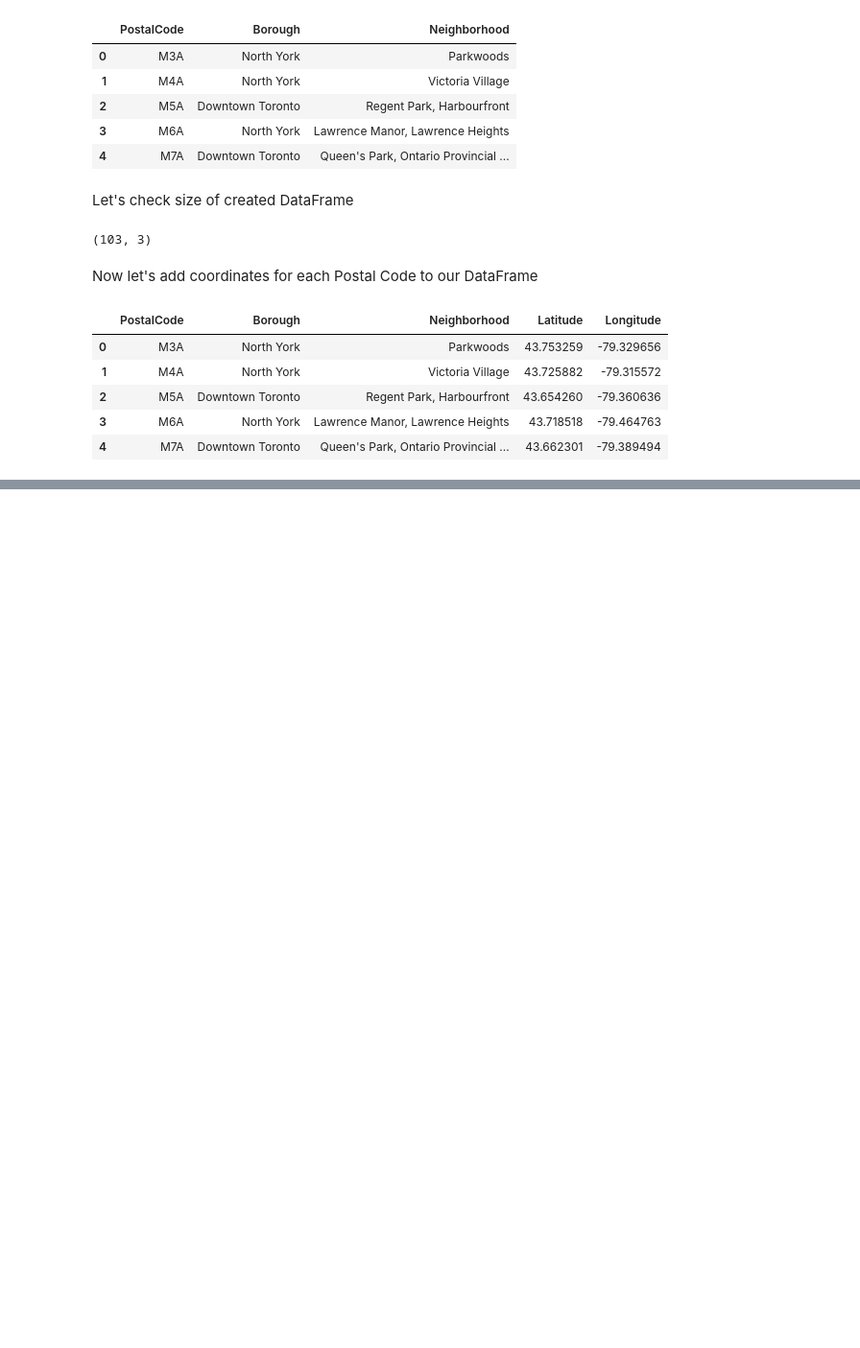
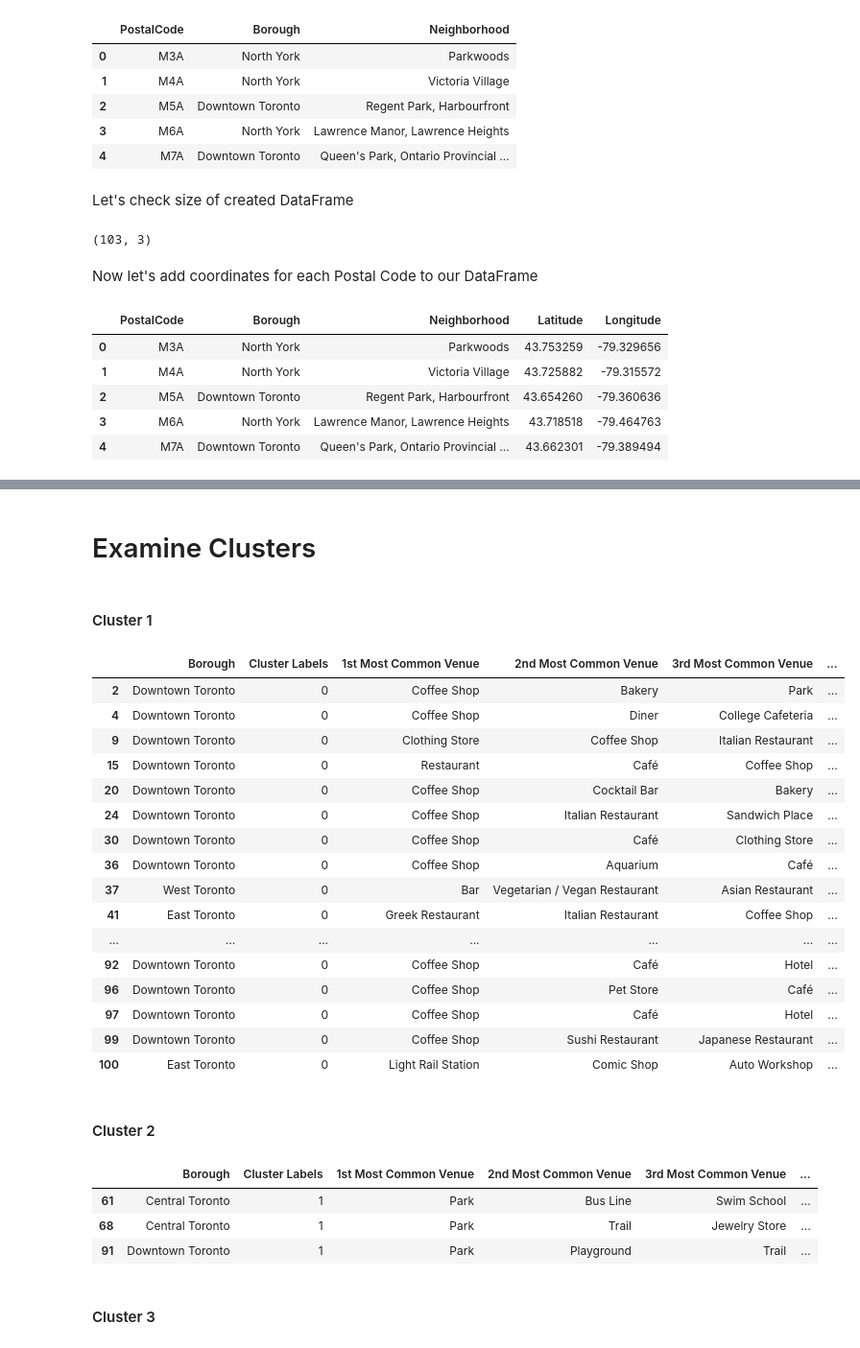
Before and after one commit to Frustrado/Coursera_Capstone, a Jupyter notebook: Segmenting and Clustering Neighborhoods in Toronto.ipynb, the cells around one changed output, grey strips where cells are left out. Shown at 96% size. Drawn from its saved outputs; the diff is of its cells as text; code cells hidden in the pictures; blank space fills up the shorter version.

```diff
--- a/Segmenting and Clustering Neighborhoods in Toronto.ipynb
+++ b/Segmenting and Clustering Neighborhoods in Toronto.ipynb
@@ -77,0 +335,21 @@ df.head()
+# %%
+num_top_venues = 10
+
+indicators = ['st', 'nd', 'rd']
+
+# create columns according to number of top venues
+columns = ['Neighborhood']
+for ind in np.arange(num_top_venues):
+    try:
+        columns.append('{}{} Most Common Venue'.format(ind+1, indicators[ind]))
+    except:
+        columns.append('{}th Most Common Venue'.format(ind+1))
+
+# create a new dataframe
+neighborhoods_venues_sorted = pd.DataFrame(columns=columns)
+neighborhoods_venues_sorted['Neighborhood'] = toronto_grouped['Neighborhood']
+
+for ind in np.arange(toronto_grouped.shape[0]):
+    neighborhoods_venues_sorted.iloc[ind, 1:] = return_most_common_venues(toronto_grouped.iloc[ind, :], num_top_venues)
+
+neighborhoods_venues_sorted.head()
@@ -77,0 +366,11 @@ df.head()
+# %%
+# set number of clusters
+kclusters = 5
+
+toronto_grouped_clustering = toronto_grouped.drop('Neighborhood', 1)
+
+# run k-means clustering
+kmeans = KMeans(n_clusters=kclusters, random_state=0).fit(toronto_grouped_clustering)
+
+# check cluster labels generated for each row in the dataframe
+kmeans.labels_[0:10]
@@ -77,0 +381,10 @@ df.head()
+# %%
+# add clustering labels
+neighborhoods_venues_sorted.insert(0, 'Cluster Labels', kmeans.labels_)
+
+toronto_merged = df_toronto
+
+# merge toronto_grouped with toronto_data to add latitude/longitude for each neighborhood
+toronto_merged = toronto_merged.join(neighborhoods_venues_sorted.set_index('Neighborhood'), on='Neighborhood')
+
+toronto_merged.head() # check the last columns!
@@ -77,0 +426,35 @@ df.head()
+# %% [markdown]
+# Examine Clusters
+# %% [markdown]
+#### Cluster 1
+# %%
+toronto_merged.loc[toronto_merged['Cluster Labels'] == 0, toronto_merged.columns[[1] + list(range(5, toronto_merged.shape[1]))]]
+# %% [output]
+|  | Borough | Cluster Labels | 1st Most Common Venue | 2nd Most Common Venue | 3rd Most Common Venue | ... |
+| 2 | Downtown Toronto | 0 | Coffee Shop | Bakery | Park | ... |
+| 4 | Downtown Toronto | 0 | Coffee Shop | Diner | College Cafeteria | ... |
+| 9 | Downtown Toronto | 0 | Clothing Store | Coffee Shop | Italian Restaurant | ... |
+| 15 | Downtown Toronto | 0 | Restaurant | Café | Coffee Shop | ... |
+| 20 | Downtown Toronto | 0 | Coffee Shop | Cocktail Bar | Bakery | ... |
+| 24 | Downtown Toronto | 0 | Coffee Shop | Italian Restaurant | Sandwich Place | ... |
+| 30 | Downtown Toronto | 0 | Coffee Shop | Café | Clothing Store | ... |
+| 36 | Downtown Toronto | 0 | Coffee Shop | Aquarium | Café | ... |
+| 37 | West Toronto | 0 | Bar | Vegetarian / Vegan Restaurant | Asian Restaurant | ... |
+| 41 | East Toronto | 0 | Greek Restaurant | Italian Restaurant | Coffee Shop | ... |
+| ... | ... | ... | ... | ... | ... | ... |
+| 92 | Downtown Toronto | 0 | Coffee Shop | Café | Hotel | ... |
+| 96 | Downtown Toronto | 0 | Coffee Shop | Pet Store | Café | ... |
+| 97 | Downtown Toronto | 0 | Coffee Shop | Café | Hotel | ... |
+| 99 | Downtown Toronto | 0 | Coffee Shop | Sushi Restaurant | Japanese Restaurant | ... |
+| 100 | East Toronto | 0 | Light Rail Station | Comic Shop | Auto Workshop | ... |
+# %% [markdown]
+#### Cluster 2
+# %%
+toronto_merged.loc[toronto_merged['Cluster Labels'] == 1, toronto_merged.columns[[1] + list(range(5, toronto_merged.shape[1]))]]
+# %% [output]
+|  | Borough | Cluster Labels | 1st Most Common Venue | 2nd Most Common Venue | 3rd Most Common Venue | ... |
+| 61 | Central Toronto | 1 | Park | Bus Line | Swim School | ... |
+| 68 | Central Toronto | 1 | Park | Trail | Jewelry Store | ... |
+| 91 | Downtown Toronto | 1 | Park | Playground | Trail | ... |
+# %% [markdown]
+#### Cluster 3
```
Also changed, not shown: parts of 41 cells of this notebook.
